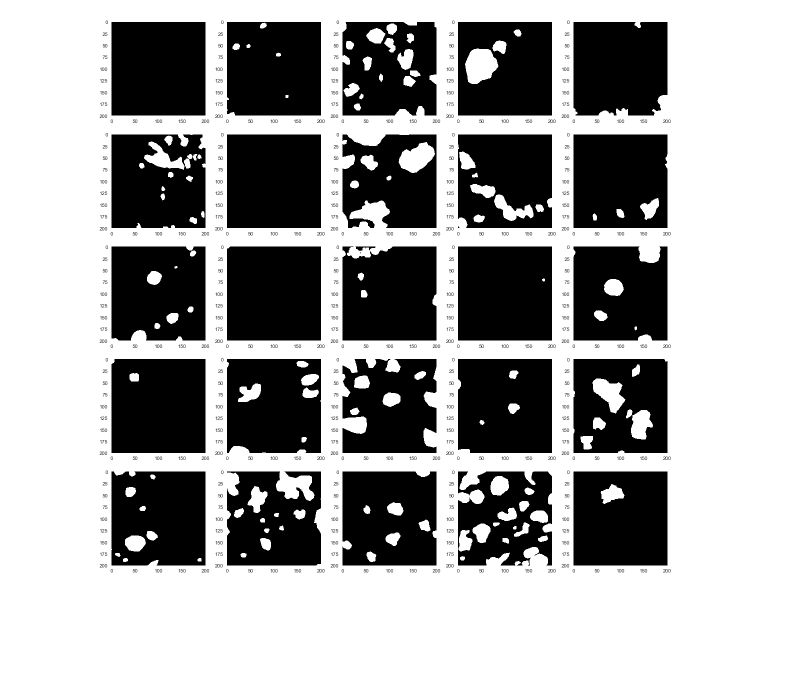
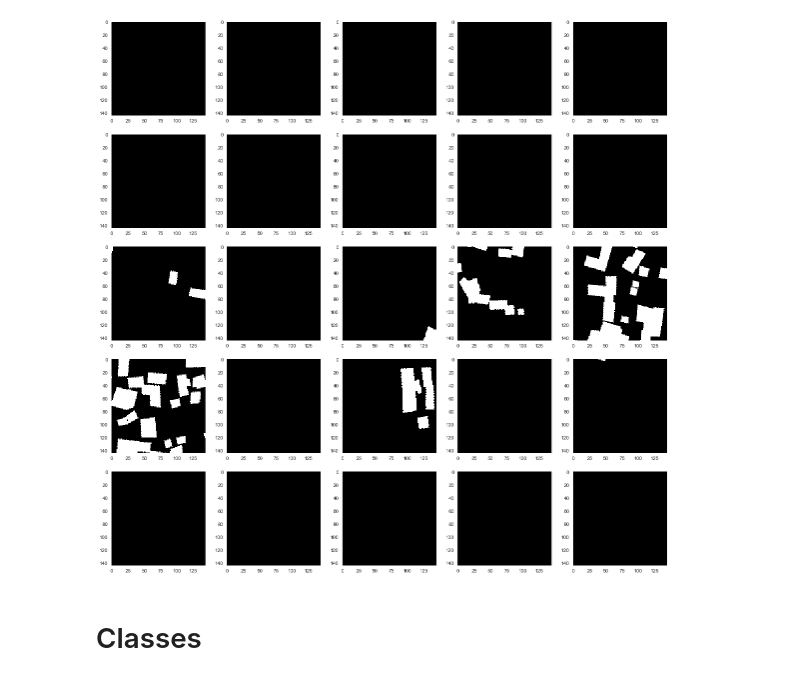
Before and after one commit to rogerxujiang/dstl_unet, a Jupyter notebook: visualization.ipynb, the cells around one changed output. Drawn from its saved outputs; the diff is of its cells as text; code cells hidden in the pictures; blank space fills up the shorter version.

```diff
--- a/visualization.ipynb
+++ b/visualization.ipynb
@@ -36,3 +20,3 @@ matplotlib.rc('axes', **new_style)
 # %%
-img, label = xx.next()
+img, label = train_inputd.next()
 # %% [output]
@@ -62,6 +53,6 @@ ind = 0
 fig, axs = plt.subplots(5,5, figsize=[20,20])
 for i in range(5):
     for j in range(5):
-        axs[i,j].imshow(scale_percentile(img[:,:,9:12,ind]))
+        axs[i,j].imshow(data_utils.scale_percentile(img[ind, :,:,9:12]))
         ind = ind+1
 # %% [output]
@@ -69,9 +60,9 @@ for i in range(5):
 # %%
 ind = 0
 fig, axs = plt.subplots(5,5, figsize=[20,20])
 for i in range(5):
     for j in range(5):
-        axs[i,j].imshow(label[:,:,ind], cmap=plt.cm.gray)
+        axs[i,j].imshow(label[ind, :, :], cmap=plt.cm.gray)
         ind = ind+1
 # %% [output]
-[figure, old version]
+[figure, new version]
@@ -80,2 +69,4 @@ plt.imshow(label[:,:,17])
+# %% [markdown]
+# Classes
 # %%
 data_utils.CLASSES
```
Also changed, not shown: parts of 21 cells of this notebook, 1 other file.
